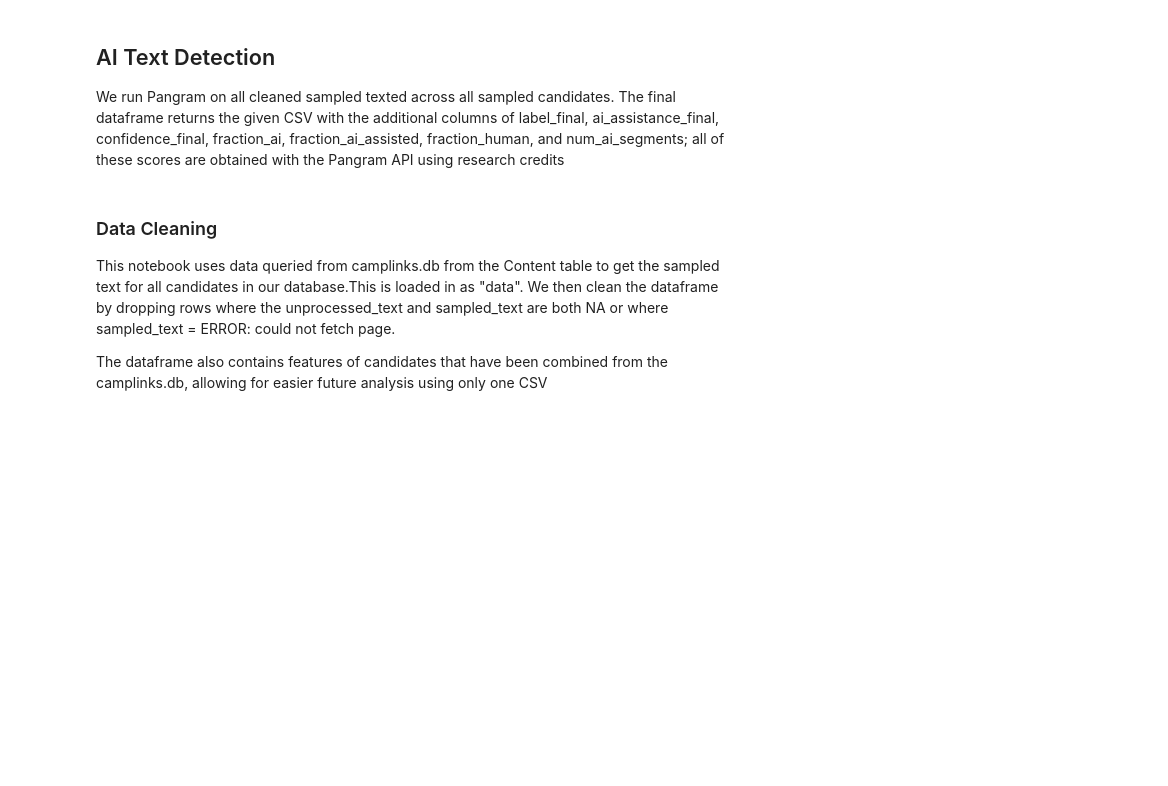
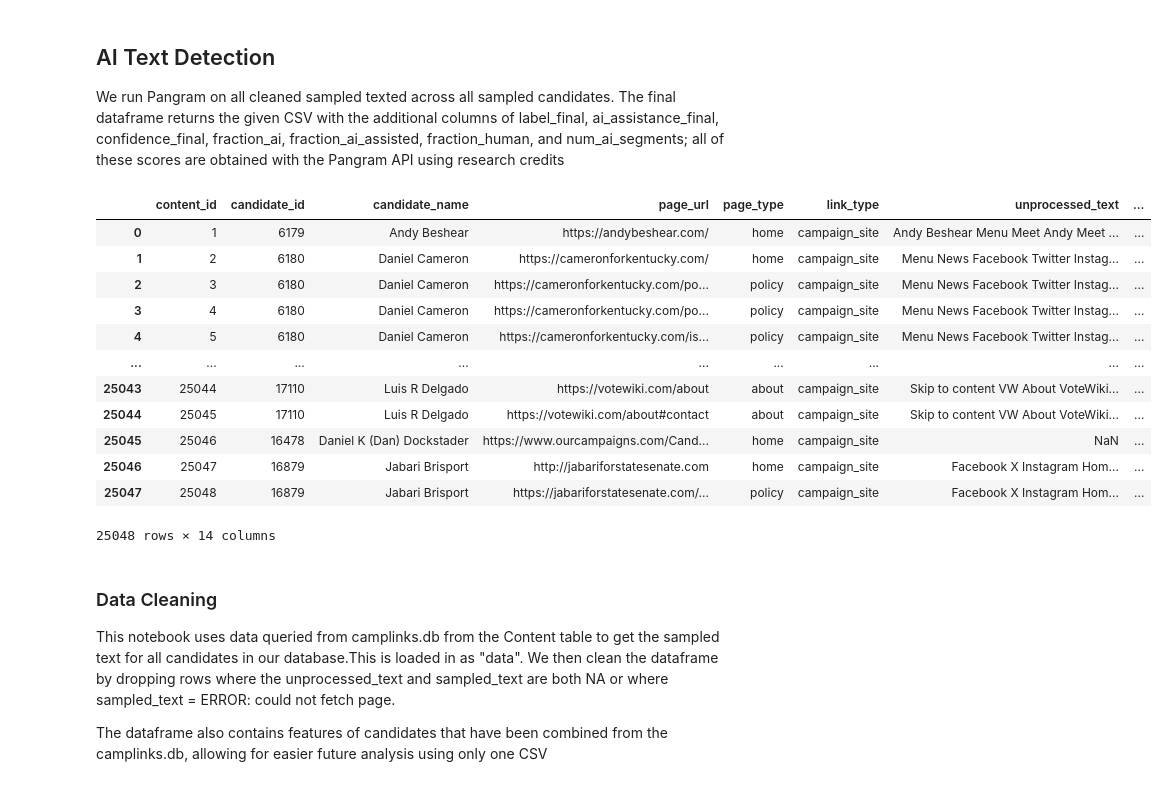
Before and after one commit to WeberLab-UW/campLinks, a Jupyter notebook: detection/run-pangram-text.ipynb, the cells around one changed output. Drawn from its saved outputs; the diff is of its cells as text; code cells hidden in the pictures; blank space fills up the shorter version.

```diff
--- a/detection/run-pangram-text.ipynb
+++ b/detection/run-pangram-text.ipynb
@@ -28,3 +14,20 @@ state_senate_data = pd.read_csv("../state_senate_content.csv")
+# %%
+campaign_site_text = pd.read_csv("../content_export.csv")
+campaign_site_text
+# %% [output]
+|  | content_id | candidate_id | candidate_name | page_url | page_type | link_type | unprocessed_text | ... |
+| 0 | 1 | 6179 | Andy Beshear | https://andybeshear.com/ | home | campaign_site | Andy Beshear Menu Meet Andy Meet ... | ... |
+| 1 | 2 | 6180 | Daniel Cameron | https://cameronforkentucky.com/ | home | campaign_site | Menu News Facebook Twitter Instag... | ... |
+| 2 | 3 | 6180 | Daniel Cameron | https://cameronforkentucky.com/po... | policy | campaign_site | Menu News Facebook Twitter Instag... | ... |
+| 3 | 4 | 6180 | Daniel Cameron | https://cameronforkentucky.com/po... | policy | campaign_site | Menu News Facebook Twitter Instag... | ... |
+| 4 | 5 | 6180 | Daniel Cameron | https://cameronforkentucky.com/is... | policy | campaign_site | Menu News Facebook Twitter Instag... | ... |
+| ... | ... | ... | ... | ... | ... | ... | ... | ... |
+| 25043 | 25044 | 17110 | Luis R Delgado | https://votewiki.com/about | about | campaign_site | Skip to content VW About VoteWiki... | ... |
+| 25044 | 25045 | 17110 | Luis R Delgado | https://votewiki.com/about#contact | about | campaign_site | Skip to content VW About VoteWiki... | ... |
+| 25045 | 25046 | 16478 | Daniel K (Dan) Dockstader | https://www.ourcampaigns.com/Cand... | home | campaign_site | NaN | ... |
+| 25046 | 25047 | 16879 | Jabari Brisport | http://jabariforstatesenate.com | home | campaign_site | Facebook X Instagram Hom... | ... |
+| 25047 | 25048 | 16879 | Jabari Brisport | https://jabariforstatesenate.com/... | policy | campaign_site | Facebook X Instagram Hom... | ... |
+25048 rows × 14 columns
 # %%
 load_dotenv()
 pangram_client = Pangram(api_key=os.getenv("PANGRAM_API_KEY"))
```
Also changed, not shown: parts of 29 cells of this notebook, 40 other files.
